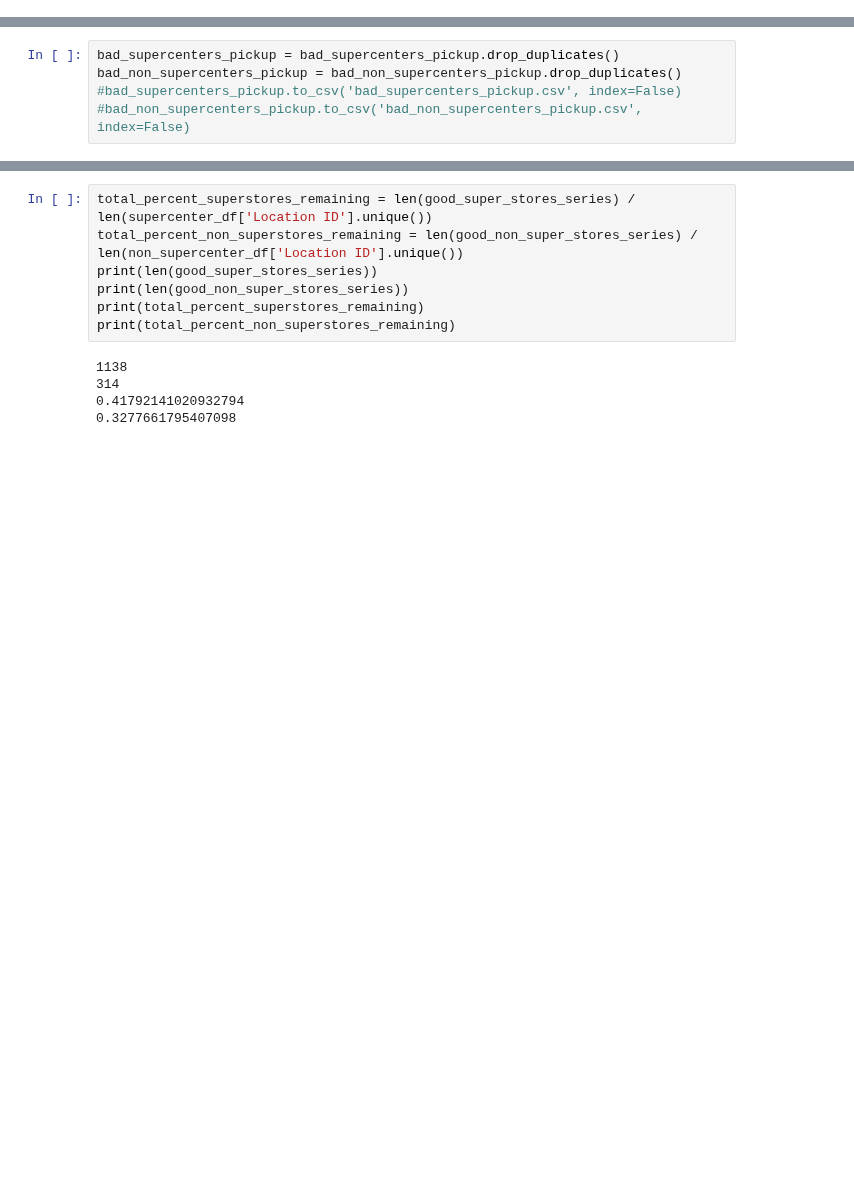
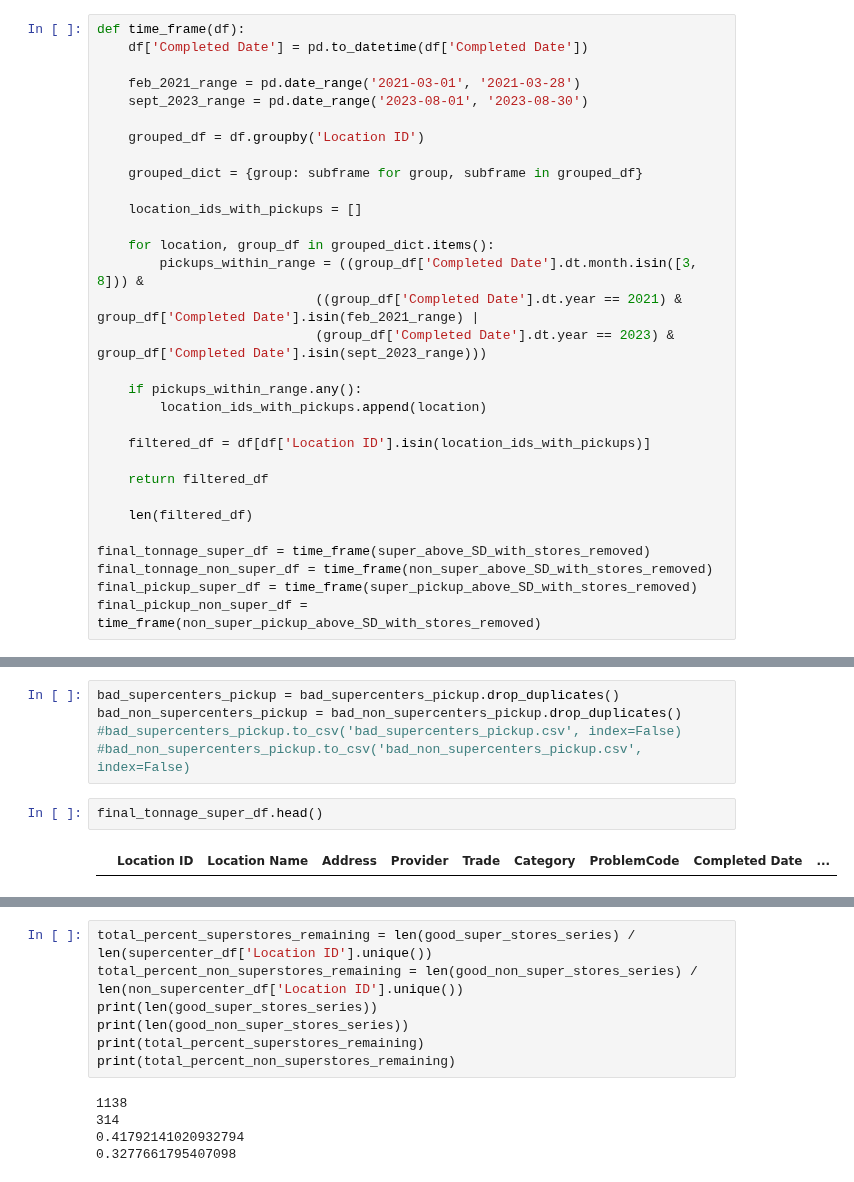
Before and after one commit to jli615/dtxwalmart, a Jupyter notebook: splitting.ipynb, the cells around one changed output, grey strips where cells are left out. Saved outputs shown, nothing was run; the diff lists cells and outputs as text; blank space fills up the shorter version.

```diff
--- a/splitting.ipynb
+++ b/splitting.ipynb
@@ -493,0 +503,31 @@ plt.show()
+# %%
+def time_frame(df):
+    df['Completed Date'] = pd.to_datetime(df['Completed Date'])
+
+    feb_2021_range = pd.date_range('2021-03-01', '2021-03-28')
+    sept_2023_range = pd.date_range('2023-08-01', '2023-08-30')
+
+    grouped_df = df.groupby('Location ID')
+
+    grouped_dict = {group: subframe for group, subframe in grouped_df}
+
+    location_ids_with_pickups = []
+
+    for location, group_df in grouped_dict.items():
+        pickups_within_range = ((group_df['Completed Date'].dt.month.isin([3, 8])) &
+                            ((group_df['Completed Date'].dt.year == 2021) & group_df['Completed Date'].isin(feb_2021_range) |
+                            (group_df['Completed Date'].dt.year == 2023) & group_df['Completed Date'].isin(sept_2023_range)))
+
+    if pickups_within_range.any():
+        location_ids_with_pickups.append(location)
+
+    filtered_df = df[df['Location ID'].isin(location_ids_with_pickups)]
+
+    return filtered_df
+
+    len(filtered_df)
+
+final_tonnage_super_df = time_frame(super_above_SD_with_stores_removed)
+final_tonnage_non_super_df = time_frame(non_super_above_SD_with_stores_removed)
+final_pickup_super_df = time_frame(super_pickup_above_SD_with_stores_removed)
+final_pickup_non_super_df = time_frame(non_super_pickup_above_SD_with_stores_removed)
@@ -496,3 +557,7 @@ bad_supercenters_pickup = bad_supercenters_pickup.drop_duplicates()
 bad_non_supercenters_pickup = bad_non_supercenters_pickup.drop_duplicates()
 #bad_supercenters_pickup.to_csv('bad_supercenters_pickup.csv', index=False)
 #bad_non_supercenters_pickup.to_csv('bad_non_supercenters_pickup.csv', index=False)
+# %%
+final_tonnage_super_df.head()
+# %% [output]
+|  | Location ID | Location Name | Address | Provider | Trade | Category | ProblemCode | Completed Date | ... |
```
Also changed, not shown: parts of 6 cells of this notebook.
